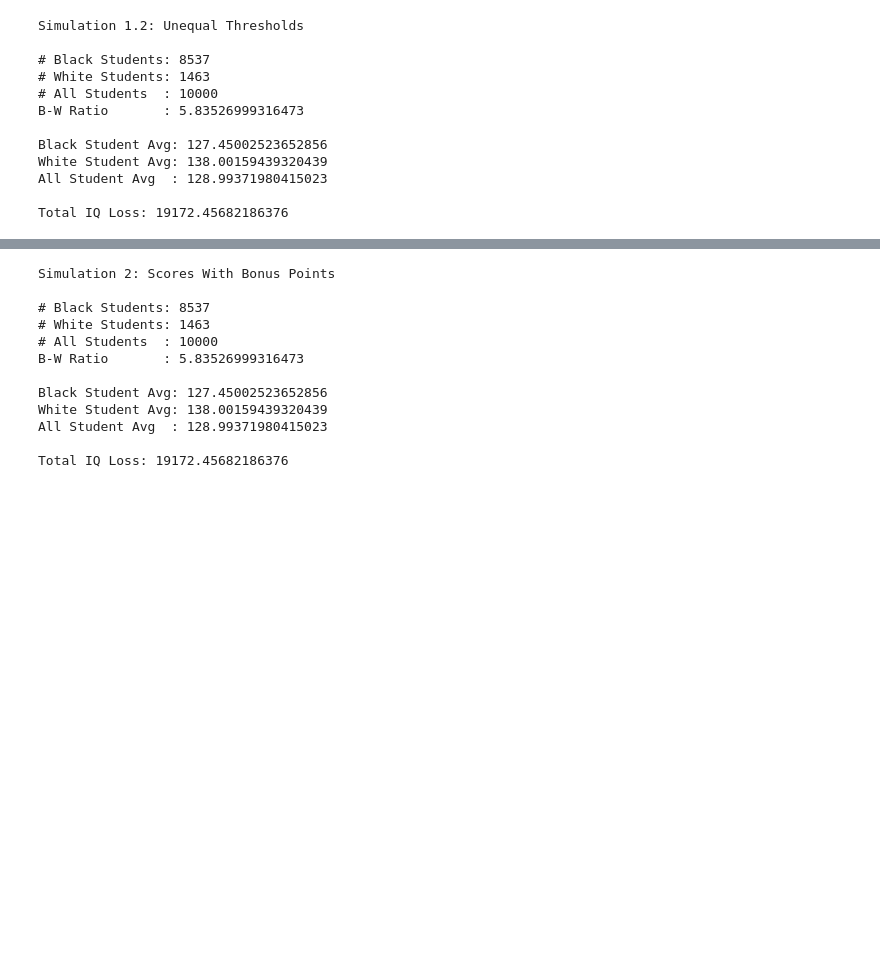
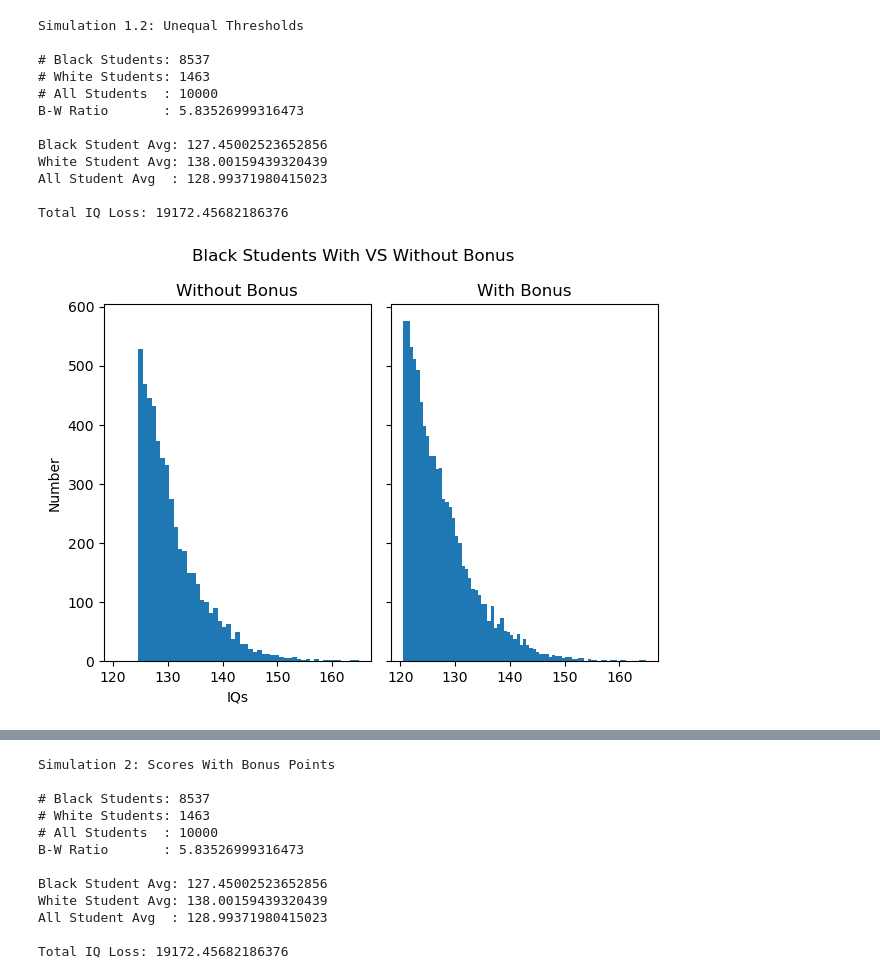
Before and after one commit to sam8457/aa-sim, a Jupyter notebook: aa-sim.ipynb, the cells around one changed output, grey strips where cells are left out. Saved outputs shown, nothing was run; the diff lists cells and outputs as text; code cells hidden in the pictures; blank space fills up the shorter version.

```diff
--- a/aa-sim.ipynb
+++ b/aa-sim.ipynb
@@ -38,6 +52,9 @@ equal_threshold = 124.635 # value chosen through experimentation to ensure exact
 # Compare applicant to threshold, if over accept
 b_accepted = b_dist[(b_dist > equal_threshold)]
 w_accepted = w_dist[(w_dist > equal_threshold)]
+
+w_accepted_eq = w_accepted # For use later
+b_accepted_eq = b_accepted
 
 bw_ratio = b_accepted.size / w_accepted.size
 bw_ratio, b_accepted.size, w_accepted.size, b_accepted.size + w_accepted.size
@@ -109,3 +143,20 @@ White Student Avg: 138.00159439320439
 All Student Avg  : 128.99371980415023
 
 Total IQ Loss: 19172.45682186376
+# %%
+fig, axs = plt.subplots(1, 2, sharey=True, sharex=True, tight_layout=True)
+
+fig.suptitle("Black Students With VS Without Bonus")
+
+axs[0].set_title("Without Bonus")
+axs[1].set_title("With Bonus")
+
+axs[0].hist(b_accepted_eq, bins=50)
+axs[1].hist(b_accepted, bins=75)
+
+axs[0].set_ylabel("Number")
+axs[0].set_xlabel("IQs")
+
+plt.show()
+# %% [output]
+[figure, added]
```
Also changed, not shown: parts of 7 cells of this notebook.
